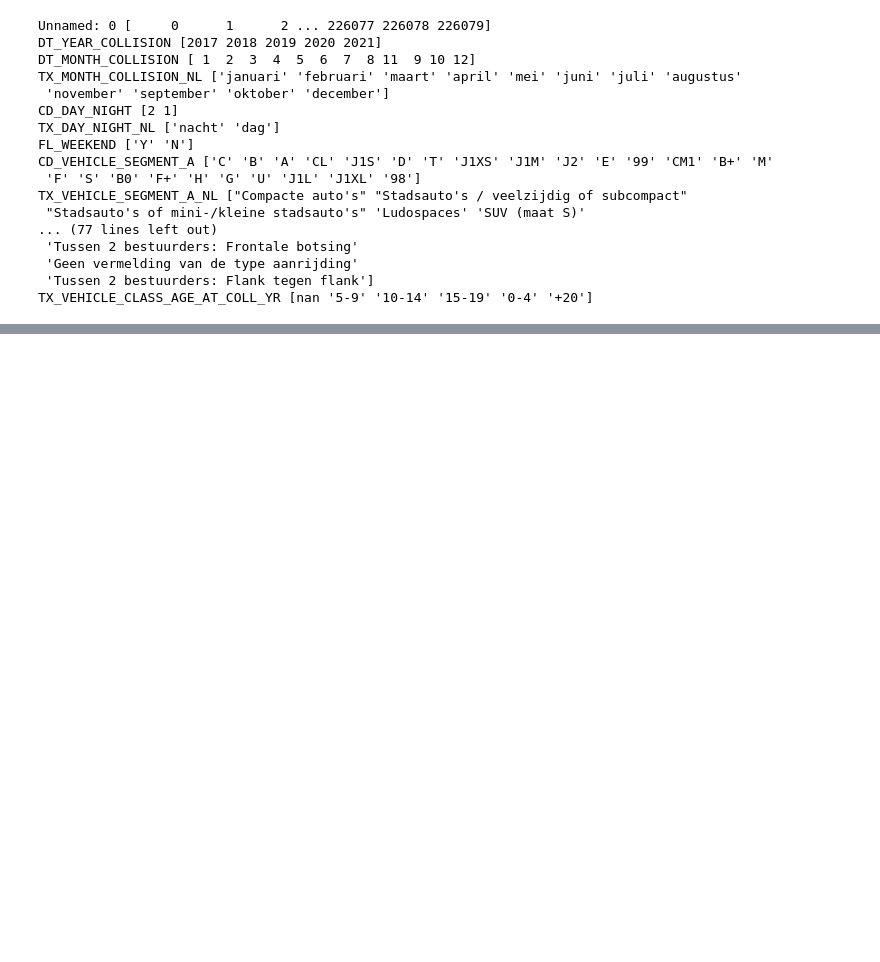
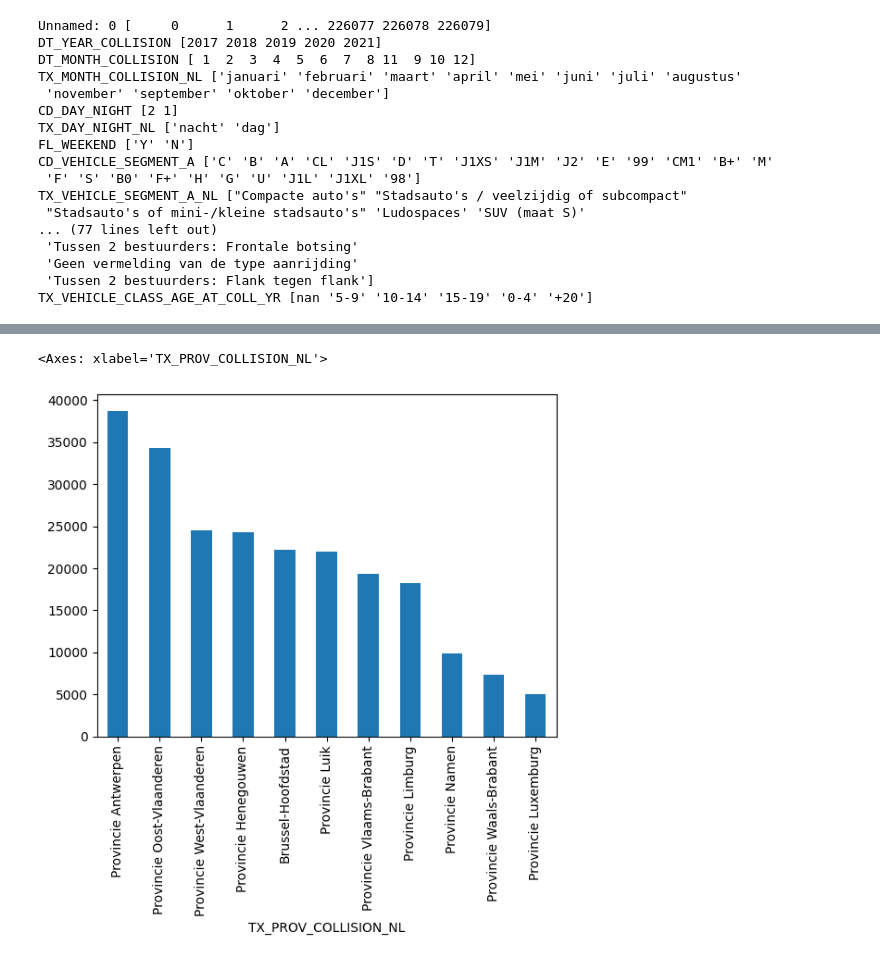
Before and after one commit to ThomSerg/InfoVis-Verkeersongevallen, a Jupyter notebook: experiments/collisions.ipynb, the cells around one changed output, grey strips where cells are left out. Cells and saved outputs as stored; diff of their text form; code cells hidden in the pictures; blank space fills up the shorter version.

```diff
--- a/experiments/collisions.ipynb
+++ b/experiments/collisions.ipynb
@@ -67,0 +139,5 @@ TX_VEHICLE_CLASS_AGE_AT_COLL_YR [nan '5-9' '10-14' '15-19' '0-4' '+20']
+# %%
+collision_df["TX_PROV_COLLISION_NL"].value_counts().plot.bar()
+# %% [output]
+<Axes: xlabel='TX_PROV_COLLISION_NL'>
+[figure, added]
```
Also changed, not shown: parts of 26 cells of this notebook.
